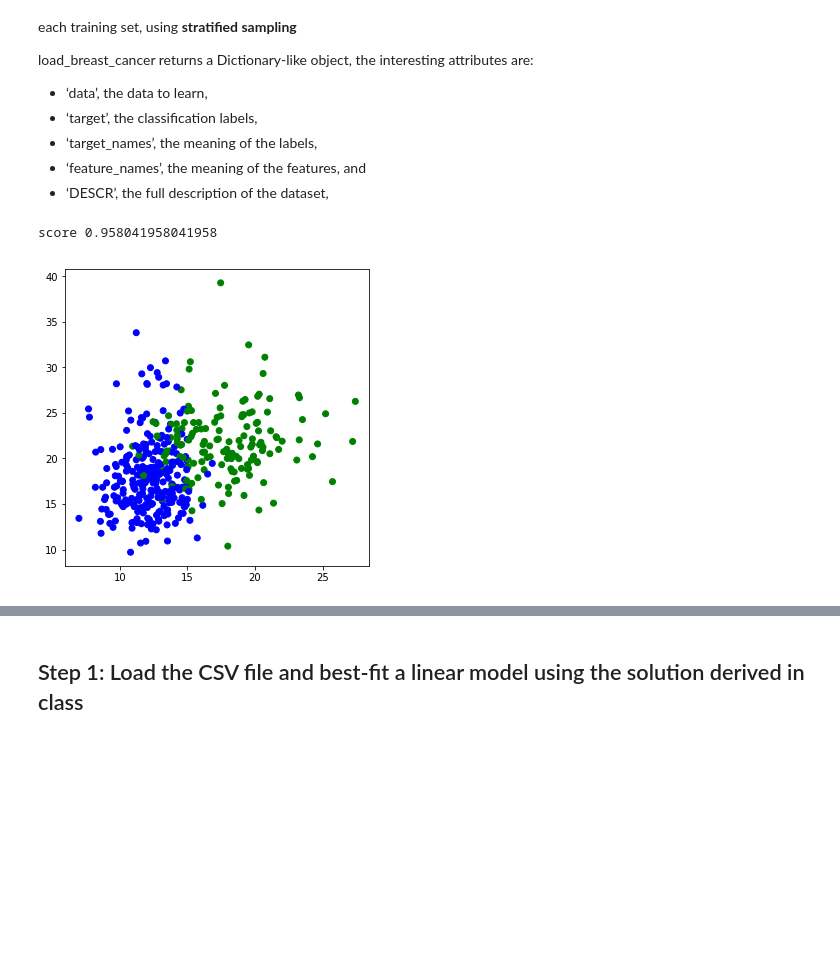
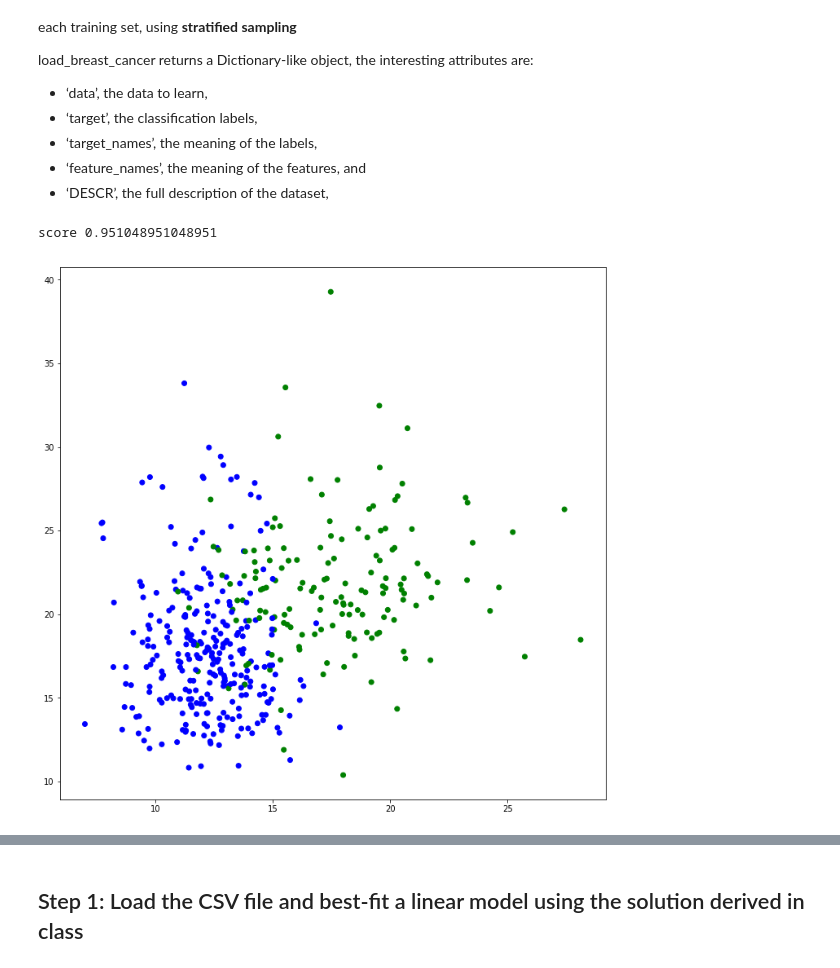
Before and after one commit to BrijPatel15/ML_Adventures, a Jupyter notebook: 1.ipynb, the cells around one changed output, grey strips where cells are left out. Saved outputs shown, nothing was run; the diff lists cells and outputs as text; code cells hidden in the pictures; blank space fills up the shorter version.

```diff
--- a/1.ipynb
+++ b/1.ipynb
@@ -55,21 +55,21 @@ load_breast_cancer returns a Dictionary-like object, the interesting attributes
 # %%
 # Load the breast cancer dataset
 bcData = load_breast_cancer()
 X_train, X_test, y_train, y_test = train_test_split(bcData.data, bcData.target, test_size=.25) # handy function
 logisticRegr = LogisticRegression()
 logisticRegr.fit(X_train, y_train)
 predictions = logisticRegr.predict(X_test)
 score = logisticRegr.score(X_test, y_test)
 print("score",score)
 plt.figure(figsize= (12,12))
-plt.subplot(2, 2, 2)
+plt.subplot(1, 1, 1)
 colors = ['green', 'blue']
 
 plt.scatter(X_train[:,0], X_train[:,1], c=y_train, cmap=ListedColormap(colors))
 plt.show()
 # %% [output]
-score 0.958041958041958
+score 0.951048951048951
-[figure, old version]
+[figure, new version]
 # %% [markdown]
 # Question 3
 
```
Also changed, not shown: parts of 3 cells of this notebook.
